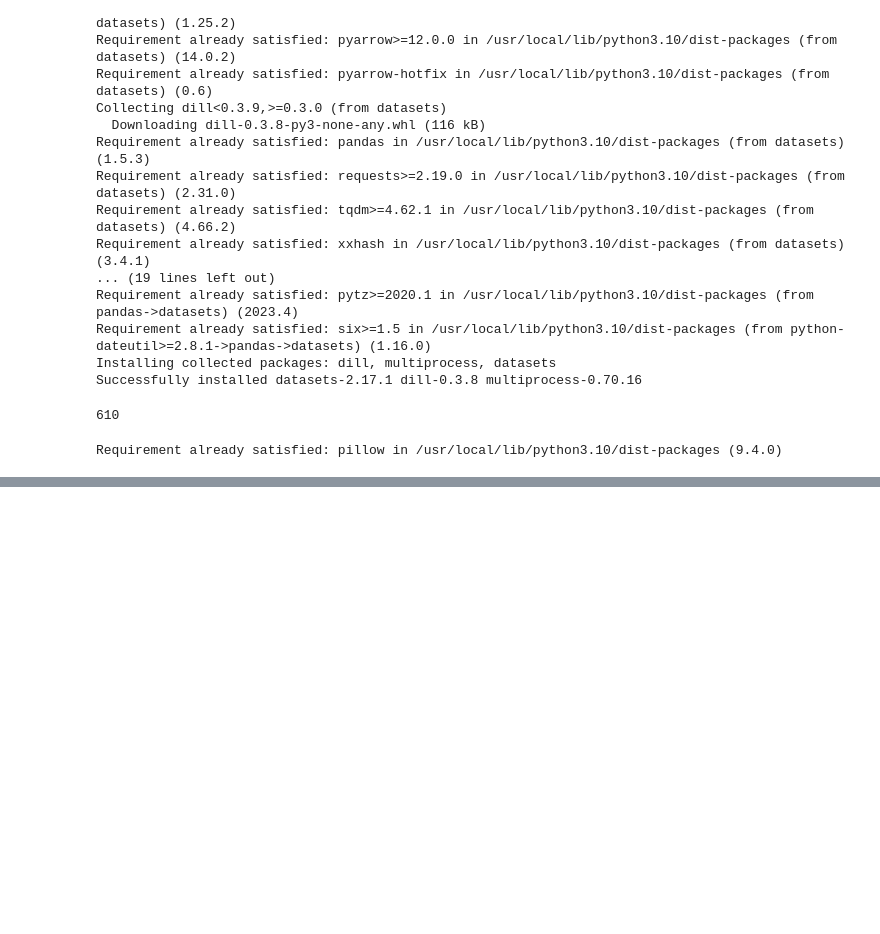
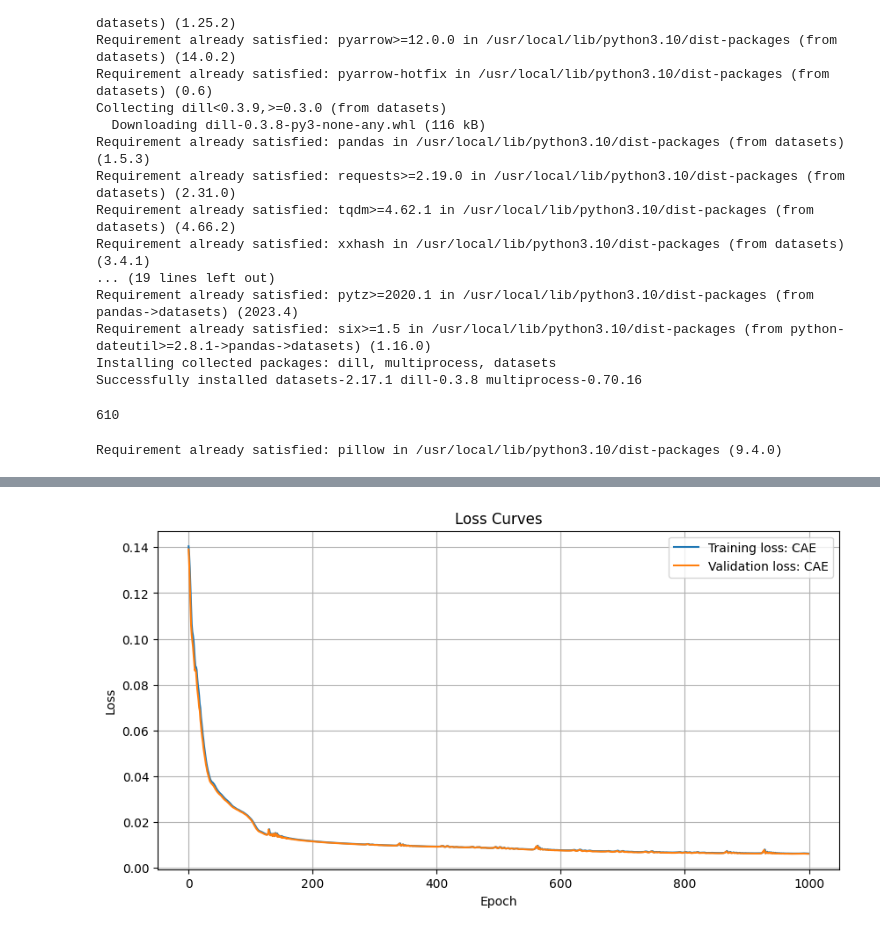
Before and after one commit to akashvshroff/cs449, a Jupyter notebook: hw2/hw2.ipynb, the cells around one changed output, grey strips where cells are left out. Drawn from its saved outputs; the diff is of its cells as text; code cells hidden in the pictures; blank space fills up the shorter version.

Commit message:
added model and training code

```diff
--- a/hw2/hw2.ipynb
+++ b/hw2/hw2.ipynb
@@ -150,20 +179,36 @@ Type: torch.float32
+# %%
+import matplotlib.pyplot as plt
+
+def plot_loss_curves(train_losses, valid_losses, title):
+    plt.figure(figsize=(10, 5))
+    plt.plot(train_losses, label=f'Training loss: {title}')
+    plt.plot(valid_losses, label=f'Validation loss: {title}')
+    plt.title('Loss Curves')
+    plt.xlabel('Epoch')
+    plt.ylabel('Loss')
+    plt.legend()
+    plt.grid(True)
+    plt.show()
 # %%
 import torch
 import torch.optim as optim
 import torch.nn as nn
 
 cae = ConvAutoEncoder()
+train_losses = []
+valid_losses = []
 
 def train_CAE():
   loss_fn = nn.MSELoss()
-  lr = 0.005
+  lr = 0.0075
   optimizer = optim.Adam(cae.parameters(), lr)
-  epochs = 250
-  losses = []
+  scheduler = optim.lr_scheduler.StepLR(optimizer, step_size = 100, gamma=0.1)
+  epochs = 1000
   for epoch in range(epochs):
     cae.train()
     output = cae.forward(X_train_tensor)
     loss = loss_fn(output, X_train_tensor)
+    train_losses.append(loss.detach().item())
     optimizer.zero_grad()
     loss.backward()
     optimizer.step()
@@ -171,8 +216,11 @@ def train_CAE():
     with torch.no_grad():
       valid_output = cae.forward(X_valid_tensor)
       valid_loss = loss_fn(valid_output, X_valid_tensor)
-    print(f"epoch: {epoch}, train loss: {loss}, valid loss: {valid_loss}")
+      valid_losses.append(valid_loss.item())
+    if not epoch % 10:
+      print(f"epoch: {epoch}, train loss: {loss}, valid loss: {valid_loss}")
 
 
 train_CAE()
+plot_loss_curves(train_losses, valid_losses, "CAE")
 # %% [output]
@@ -196,3 +244,4 @@ epoch: 249, train loss: 0.01789928786456585, valid loss: 0.018002884462475777
+[figure, added]
 # %%
 def predict_and_display_image(i):
   image_arr = X_test[i] #np array of image
```
Also changed, not shown: parts of 7 cells of this notebook, 1 other file.
